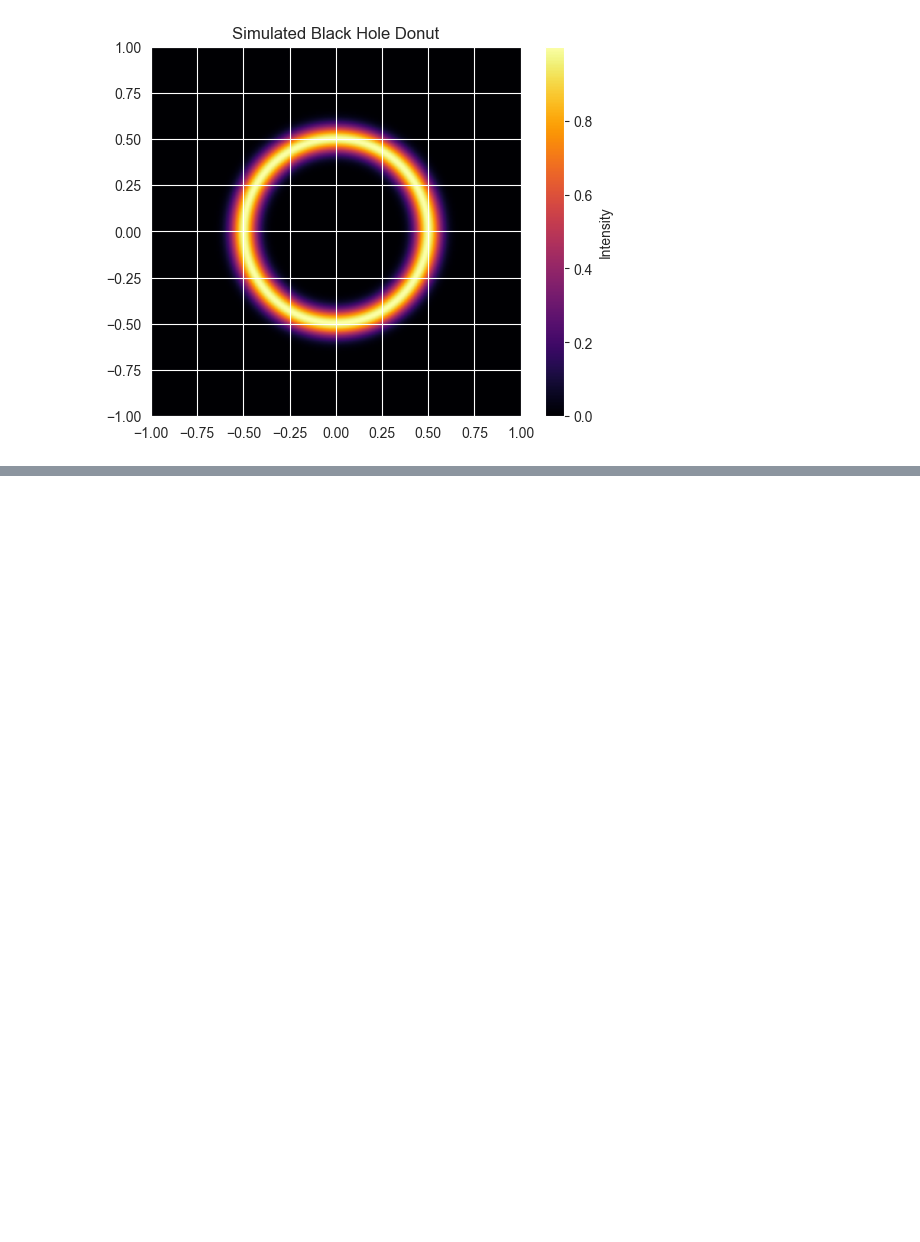
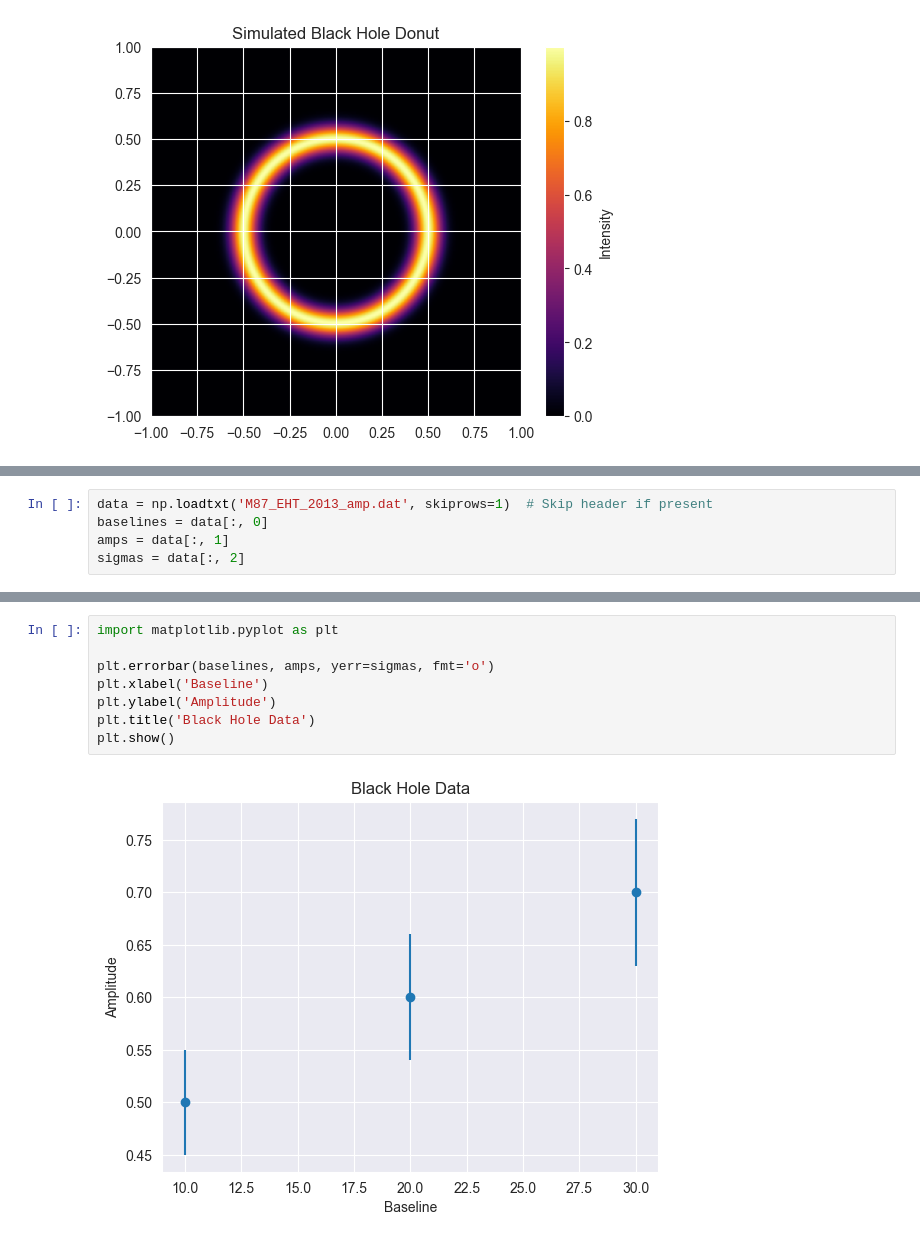
Before and after one commit to aaravshandilya/Machine_Learning, a Jupyter notebook: Black Hole Imaging.ipynb, the cells around one changed output, grey strips where cells are left out. Saved outputs shown, nothing was run; the diff lists cells and outputs as text; blank space fills up the shorter version.

```diff
--- a/Black Hole Imaging.ipynb
+++ b/Black Hole Imaging.ipynb
@@ -246,0 +291,5 @@ plt.show()
+# %%
+data = np.loadtxt('M87_EHT_2013_amp.dat', skiprows=1)  # Skip header if present
+baselines = data[:, 0]
+amps = data[:, 1]
+sigmas = data[:, 2]
@@ -246,0 +304,10 @@ plt.show()
+# %%
+import matplotlib.pyplot as plt
+
+plt.errorbar(baselines, amps, yerr=sigmas, fmt='o')
+plt.xlabel('Baseline')
+plt.ylabel('Amplitude')
+plt.title('Black Hole Data')
+plt.show()
+# %% [output]
+[figure, added]
```
Also changed, not shown: parts of 24 cells of this notebook, 3 other files.
